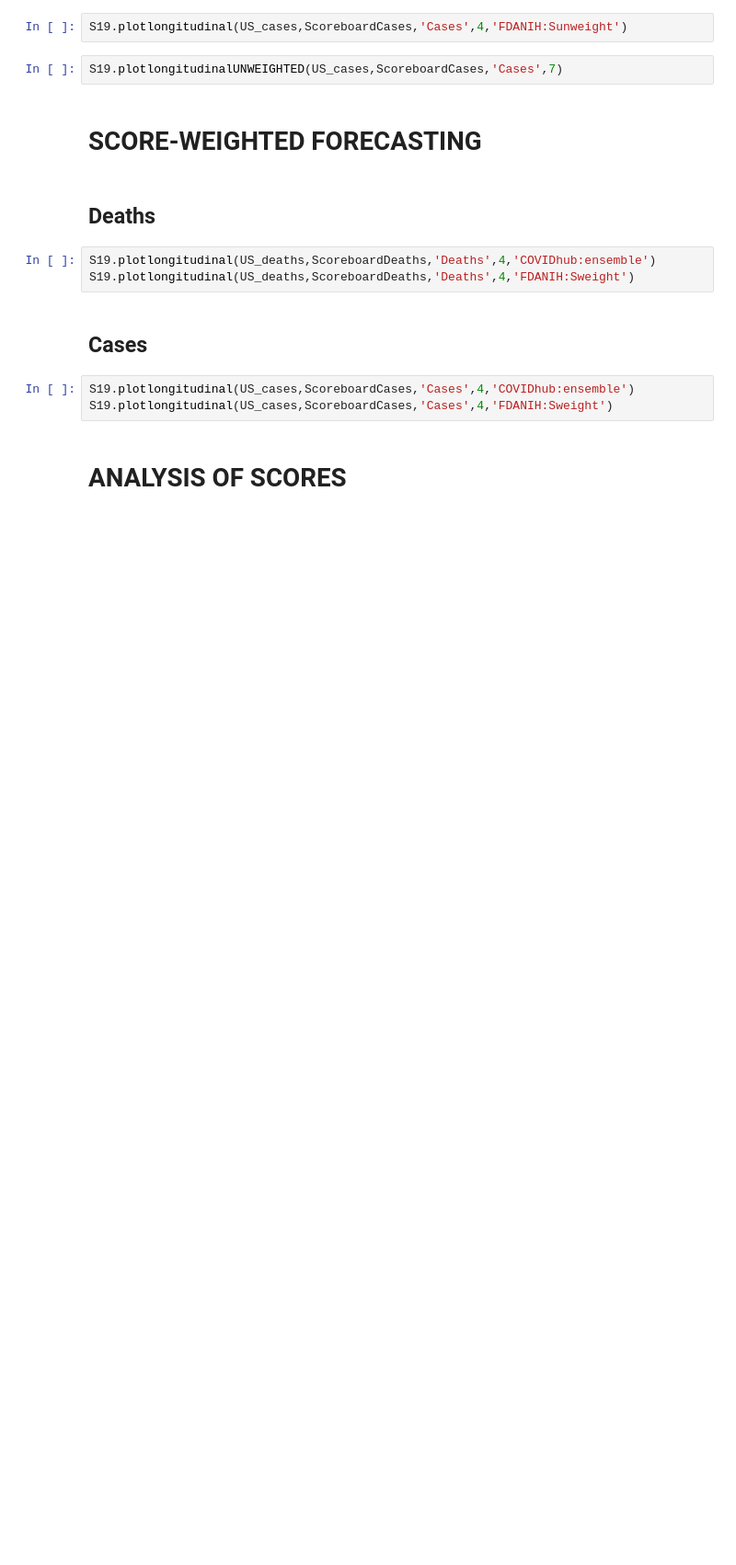
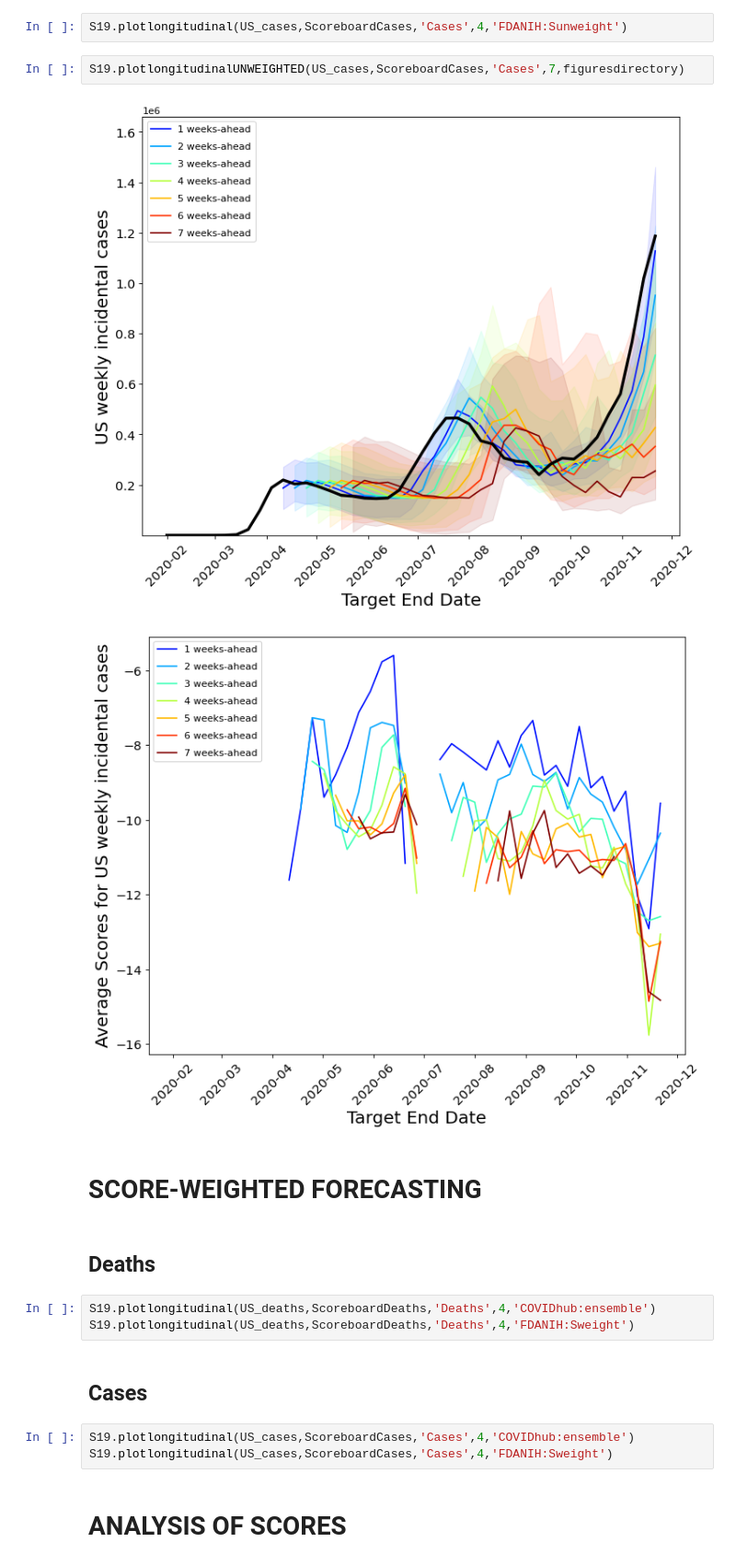
Before and after one commit to ONYLAB/Scoreboard, a Jupyter notebook: Notebooks/Workspace.ipynb, the cells around one changed output. Shown at 92% size. Saved outputs shown, nothing was run; the diff lists cells and outputs as text; blank space fills up the shorter version.

```diff
--- a/Notebooks/Workspace.ipynb
+++ b/Notebooks/Workspace.ipynb
@@ -333,7 +338,10 @@ S19.plotlongitudinalUNWEIGHTED(US_deaths,ScoreboardDeaths,'Deaths',7)
 # %%
 S19.plotlongitudinal(US_cases,ScoreboardCases,'Cases',4,'FDANIH:Sunweight')
 # %%
-S19.plotlongitudinalUNWEIGHTED(US_cases,ScoreboardCases,'Cases',7)
+S19.plotlongitudinalUNWEIGHTED(US_cases,ScoreboardCases,'Cases',7,figuresdirectory)
+# %% [output]
+[figure, added]
+[figure, added]
 # %% [markdown]
 # SCORE-WEIGHTED FORECASTING
 # %% [markdown]
```
Also changed, not shown: parts of 2 cells of this notebook, 10 other files.
